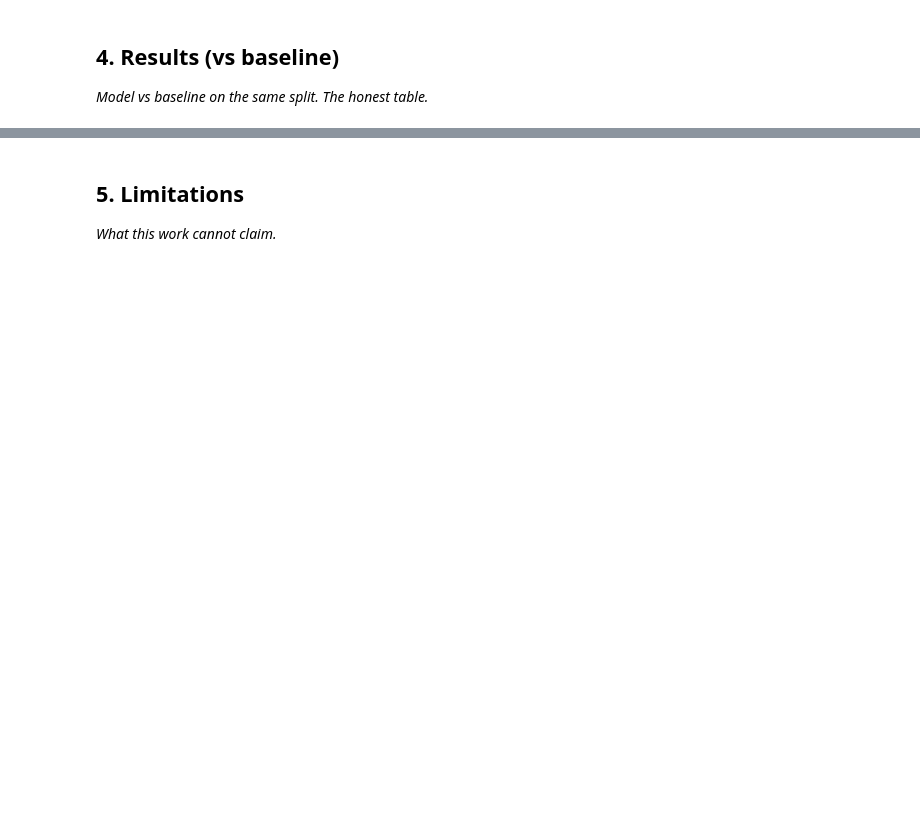
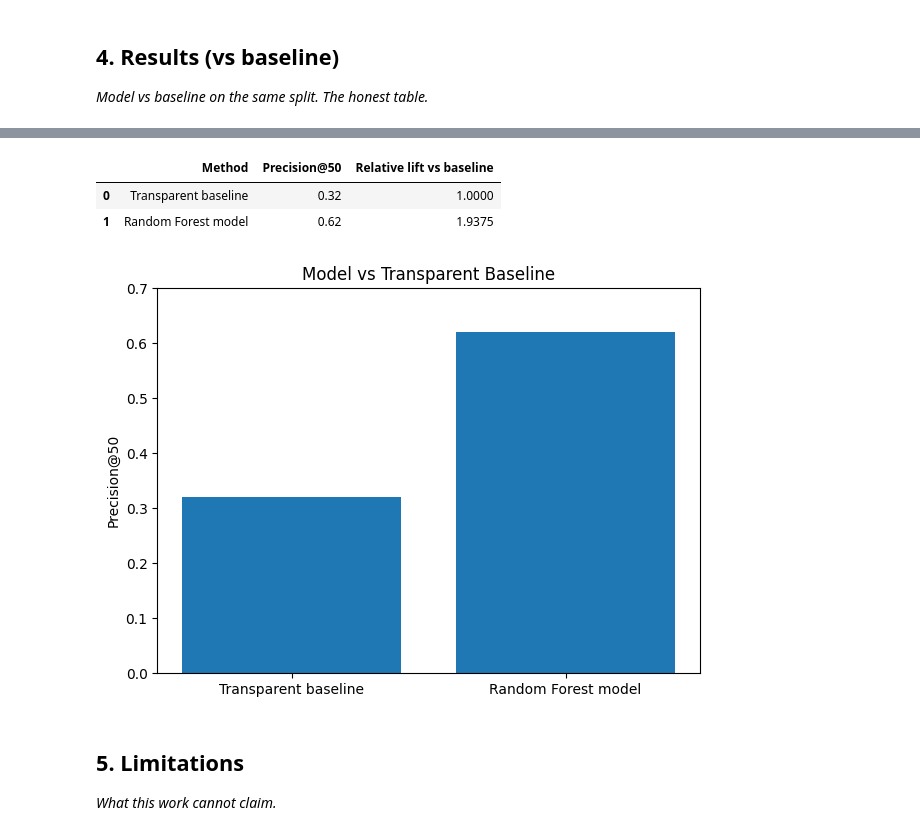
Before and after one commit to 24f2001824/ml-flyrank, a Jupyter notebook: work/notebooks/capstone.ipynb, the cells around one changed output, grey strips where cells are left out. Drawn from its saved outputs; the diff is of its cells as text; code cells hidden in the pictures; blank space fills up the shorter version.

```diff
--- a/work/notebooks/capstone.ipynb
+++ b/work/notebooks/capstone.ipynb
@@ -16,0 +81,7 @@ This skeleton is yours to fill. Work the sections **in order** — each one has
+# %%
+df["is_declining_label"] = (
+    df["trend_direction"].str.lower() == "down"
+).astype(int)
+
+print("Declining pages:", df["is_declining_label"].sum())
+print("Non-declining pages:", (df["is_declining_label"] == 0).sum())
@@ -25,3 +467,41 @@ This skeleton is yours to fill. Work the sections **in order** — each one has
+# %%
+results_table = pd.DataFrame({
+    "Method": [
+        "Transparent baseline",
+        "Random Forest model"
+    ],
+    "Precision@50": [
+        baseline_p50,
+        model_p50
+    ],
+    "Relative lift vs baseline": [
+        1.00,
+        model_p50 / baseline_p50
+    ]
+})
+
+results_table
+# %% [output]
+|  | Method | Precision@50 | Relative lift vs baseline |
+| 0 | Transparent baseline | 0.32 | 1.0000 |
+| 1 | Random Forest model | 0.62 | 1.9375 |
+# %%
+import matplotlib.pyplot as plt
+
+plt.figure(figsize=(7, 5))
+
+plt.bar(
+    results_table["Method"],
+    results_table["Precision@50"]
+)
+
+plt.ylabel("Precision@50")
+plt.title("Model vs Transparent Baseline")
+plt.ylim(0, 0.7)
+
+plt.show()
+# %% [output]
+[figure, added]
 # %% [markdown]
 ## 5. Limitations
 
```
Also changed, not shown: parts of 38 cells of this notebook.
